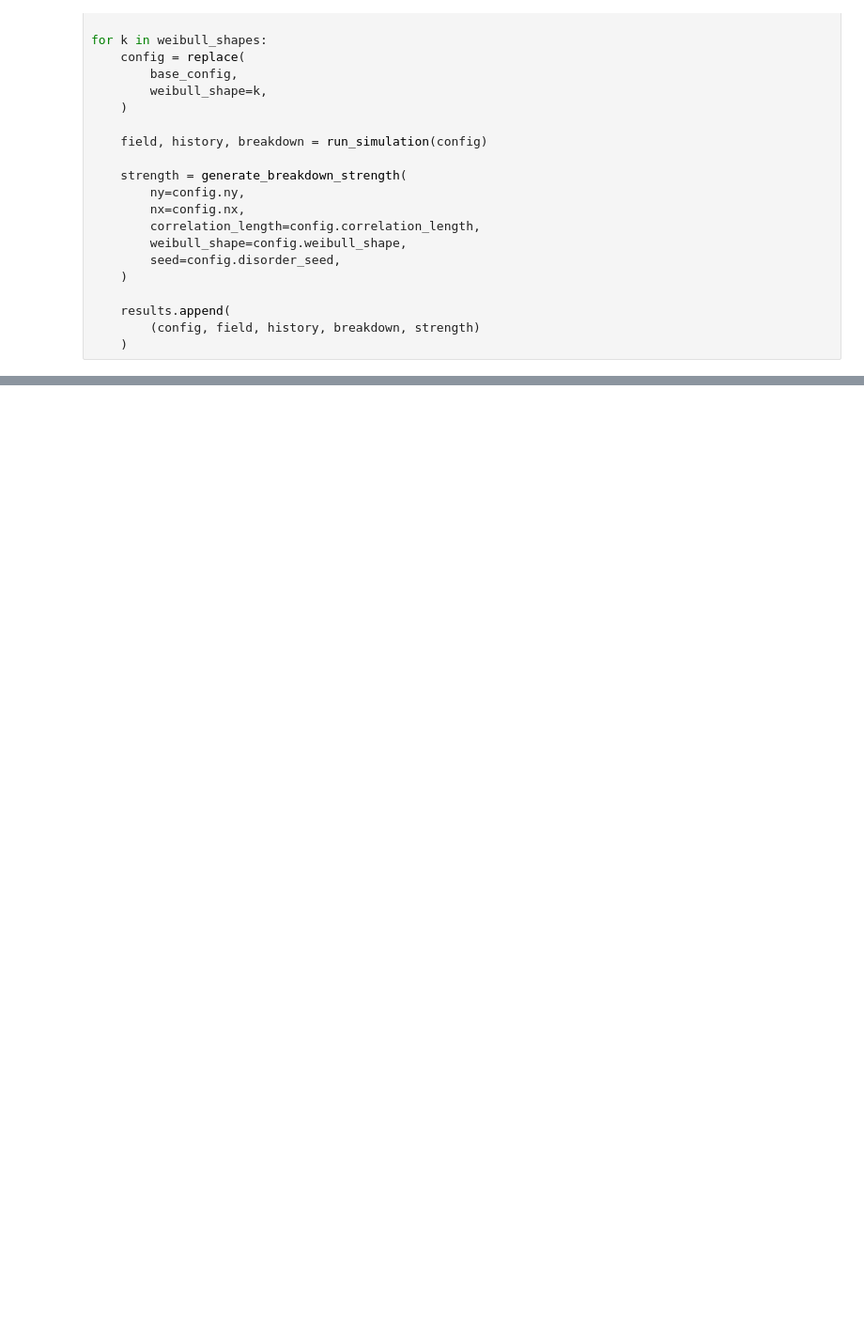
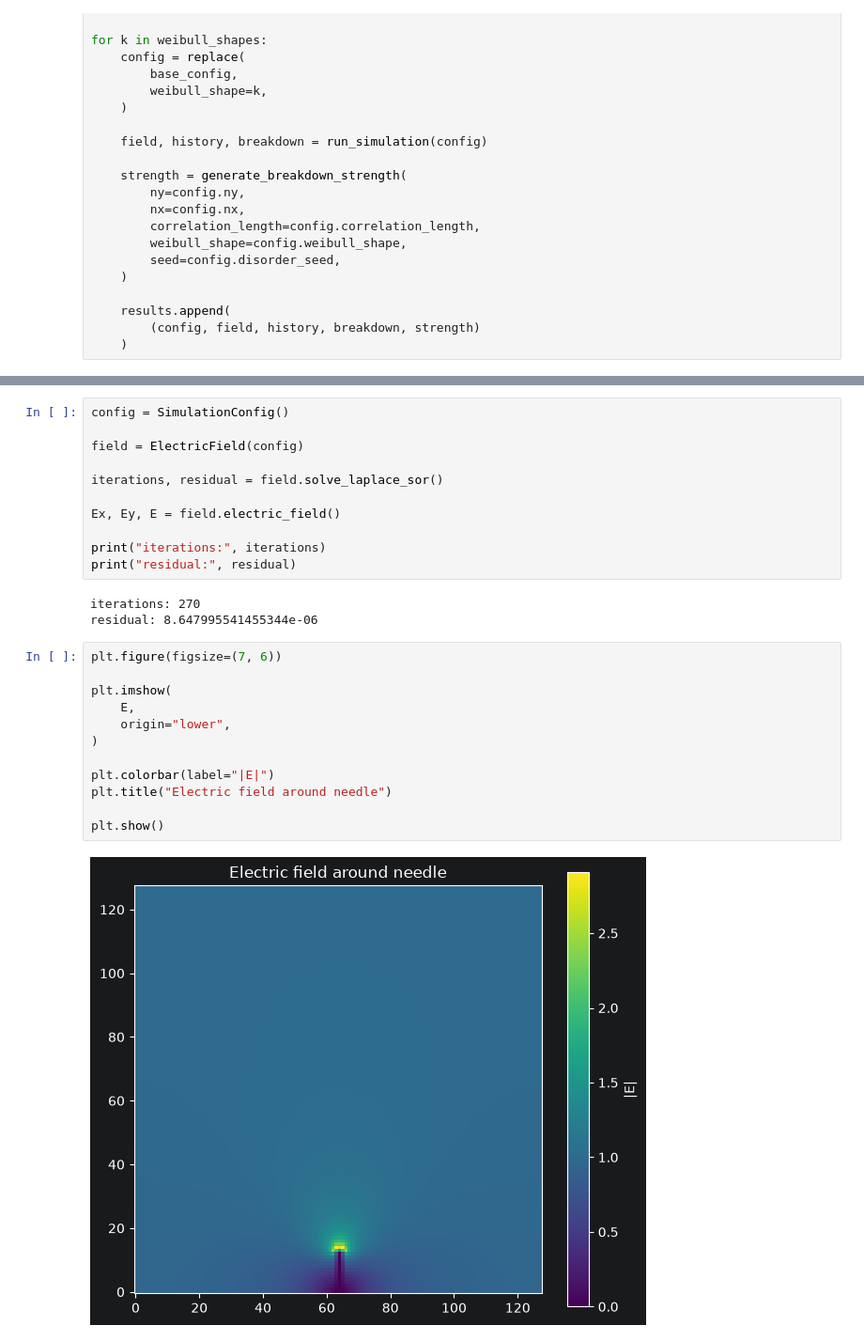
Before and after one commit to the-worst-student/dielectric-breakdown-model, a Jupyter notebook: notebooks/05_disorder_growth.ipynb, the cells around one changed output, grey strips where cells are left out. Shown at 94% size. Cells and saved outputs as stored; diff of their text form; blank space fills up the shorter version.

```diff
--- a/notebooks/05_disorder_growth.ipynb
+++ b/notebooks/05_disorder_growth.ipynb
@@ -213,0 +249,28 @@ E_bd0=1.2: steps=0, breakdown=False
+# %%
+config = SimulationConfig()
+
+field = ElectricField(config)
+
+iterations, residual = field.solve_laplace_sor()
+
+Ex, Ey, E = field.electric_field()
+
+print("iterations:", iterations)
+print("residual:", residual)
+# %% [output]
+iterations: 270
+residual: 8.647995541455344e-06
+# %%
+plt.figure(figsize=(7, 6))
+
+plt.imshow(
+    E,
+    origin="lower",
+)
+
+plt.colorbar(label="|E|")
+plt.title("Electric field around needle")
+
+plt.show()
+# %% [output]
+[figure, added]
```
Also changed, not shown: parts of 17 cells of this notebook, 3 other files.
